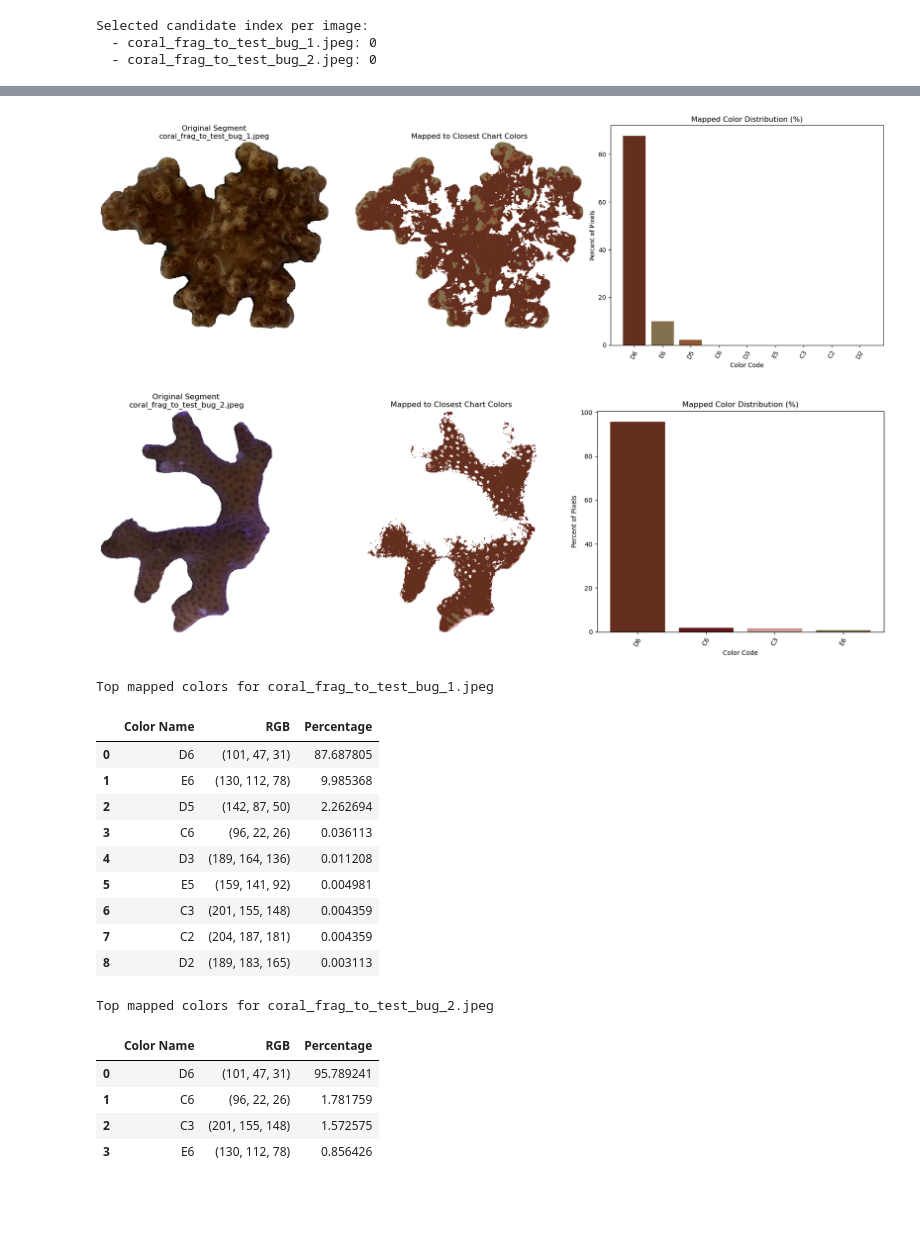
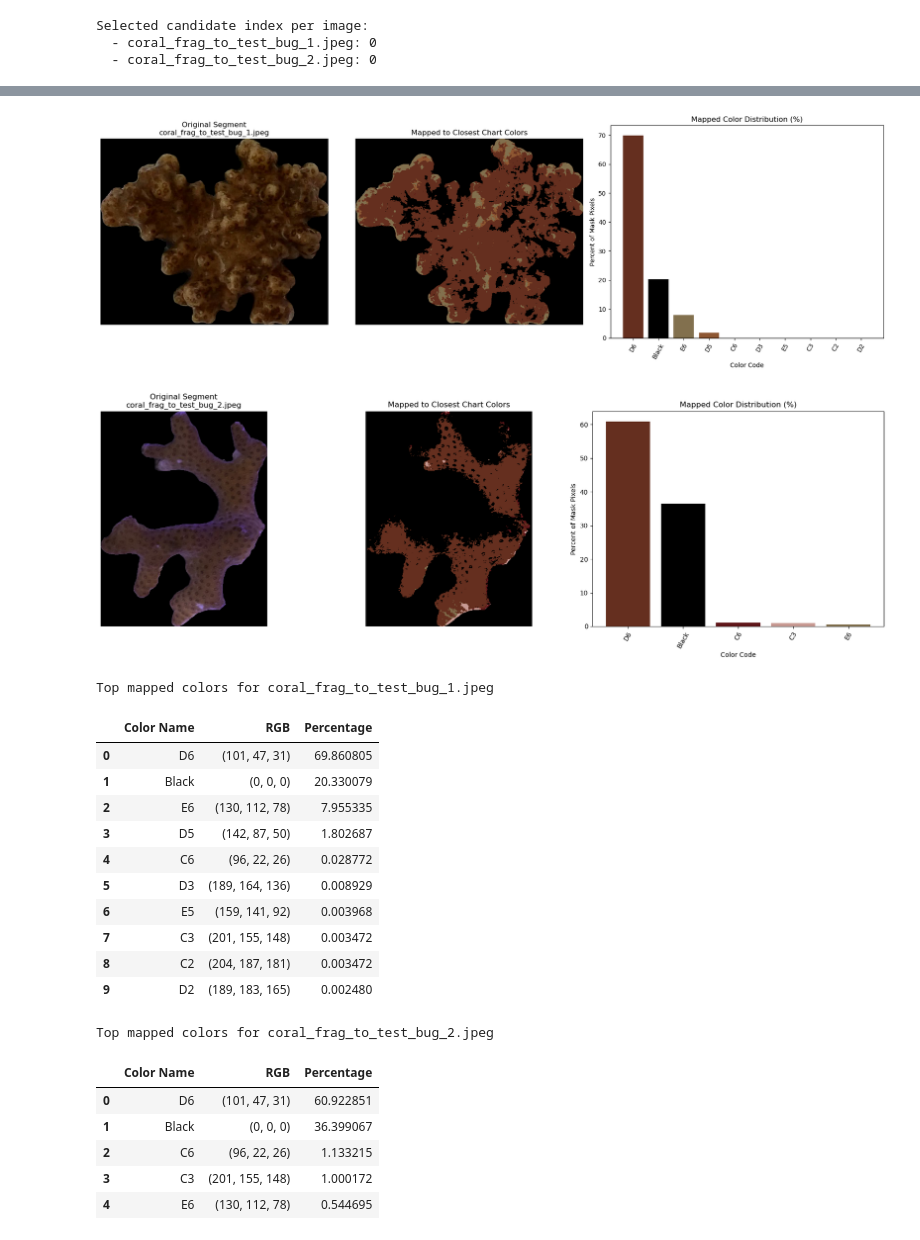
Before and after one commit to D-Barradas/Coral-CAT-Coral-Color-Assessment-Tool, a Jupyter notebook: notebooks/04_debug_color_mapping.ipynb, the cells around one changed output, grey strips where cells are left out. Saved outputs shown, nothing was run; the diff lists cells and outputs as text; code cells hidden in the pictures; blank space fills up the shorter version.

```diff
--- a/notebooks/04_debug_color_mapping.ipynb
+++ b/notebooks/04_debug_color_mapping.ipynb
@@ -222,10 +231,12 @@ mapped_images = {}
 
 for image_name, seg_img in selected_segmented_crops.items():
     print(f"\nAnalyzing: {os.path.basename(image_name)}")
+    fg_mask = selected_segmented_masks[image_name]
 
     color_keys_selected, color_selected_distance, lower_y_limit, higher_y_limit, hex_colors_map = lf.calculate_distances_to_colors(
         image=seg_img,
         custom_color_chart=custom_color_chart,
+        foreground_mask=fg_mask,
     )
 
     # Show distance plot from existing app helper
@@ -240,10 +251,14 @@ for image_name, seg_img in selected_segmented_crops.items():
     )
 
     # Create mapped image with closest chart colors and show distribution
-    lf.plot_compare_mapped_image(seg_img, custom_color_chart)
+    lf.plot_compare_mapped_image(seg_img, custom_color_chart, foreground_mask=fg_mask)
 
     # Also capture mapped array for debugging
-    mapped_img, _color_map, color_to_pixels = lf.map_color_to_pixels(seg_img, custom_color_chart)
+    mapped_img, _color_map, color_to_pixels = lf.map_color_to_pixels(
+        seg_img,
+        custom_color_chart,
+        foreground_mask=fg_mask,
+    )
     mapped_images[image_name] = mapped_img
 
     # Summarize closest color results
@@ -314,30 +329,36 @@ Analyzing: coral_frag_to_test_bug_2.jpeg
 # %%
 # Matplotlib equivalent of mapped-image + color distribution (no Streamlit required)
+# This version includes Black as a valid mapped class inside the foreground mask.
 
-def plot_compare_mapped_image_matplotlib(img_rgb, color_map_rgb, title):
-    # Use existing mapping logic from load_functions
-    mapped_img, full_color_map, _color_to_pixels = lf.map_color_to_pixels(img_rgb, color_map_rgb)
+def plot_compare_mapped_image_matplotlib(img_rgb, color_map_rgb, title, foreground_mask=None):
+    mapped_img, full_color_map, _color_to_pixels = lf.map_color_to_pixels(
+        img_rgb,
+        color_map_rgb,
+        foreground_mask=foreground_mask,
+    )
 
-    # Compute percentages directly from mapped image (exclude Black)
     reverse_map = {tuple(v): k for k, v in full_color_map.items()}
-    flat = mapped_img.reshape(-1, 3)
+
+    if foreground_mask is not None:
+        mask = np.asarray(foreground_mask).astype(bool)
+        flat = mapped_img[mask].reshape(-1, 3)
+    else:
+        flat = mapped_img.reshape(-1, 3)
 
     unique_colors, counts = np.unique(flat, axis=0, return_counts=True)
     color_rows = []
     for rgb, count in zip(unique_colors, counts):
         rgb_t = tuple(int(x) for x in rgb)
         color_name = reverse_map.get(rgb_t, "Unknown")
-        if color_name == "Black":
-            continue
         color_rows.append((color_name, rgb_t, int(count)))
 
     if not color_rows:
-        print(f"I don't know: no non-black mapped pixels were found for {title}.")
+        print(f"I don't know: no mapped pixels were found for {title}.")
         return mapped_img, pd.DataFrame(columns=["Color Name", "RGB", "Percentage"])
 
-    total_non_black = sum(row[2] for row in color_rows)
+    total_pixels = sum(row[2] for row in color_rows)
     color_rows = [
-        (name, rgb, (count / total_non_black) * 100.0)
+        (name, rgb, (count / total_pixels) * 100.0)
         for name, rgb, count in color_rows
     ]
     color_rows.sort(key=lambda x: x[2], reverse=True)
@@ -346,17 +367,13 @@ def plot_compare_mapped_image_matplotlib(img_rgb, color_map_rgb, title):
     color_rgbs = [r[1] for r in color_rows]
     percentages = [r[2] for r in color_rows]
 
-    # Convert black background to white for easier visual comparison
-    original_display = lf.convert_black_to_white(img_rgb.copy())
-    mapped_display = lf.convert_black_to_white(mapped_img.copy())
-
     fig, axes = plt.subplots(1, 3, figsize=(18, 6), gridspec_kw={"width_ratios": [1, 1, 1.2]})
 
-    axes[0].imshow(original_display)
+    axes[0].imshow(img_rgb)
     axes[0].set_title(f"Original Segment\n{title}")
     axes[0].axis("off")
 
-    axes[1].imshow(mapped_display)
+    axes[1].imshow(mapped_img)
     axes[1].set_title("Mapped to Closest Chart Colors")
     axes[1].axis("off")
 
@@ -364,57 +381,61 @@ def plot_compare_mapped_image_matplotlib(img_rgb, color_map_rgb, title):
     axes[2].bar(color_names, percentages, color=bar_colors)
     axes[2].set_title("Mapped Color Distribution (%)")
     axes[2].set_xlabel("Color Code")
-    axes[2].set_ylabel("Percent of Pixels")
+    axes[2].set_ylabel("Percent of Mask Pixels")
     axes[2].tick_params(axis="x", rotation=60)
 
     plt.tight_layout()
     plt.show()
 
     out_df = pd.DataFrame({
         "Color Name": color_names,
         "RGB": color_rgbs,
         "Percentage": percentages,
     })
     return mapped_img, out_df
 
 
 # Render for each selected segmented coral image
 mapped_images_matplotlib = {}
 mapped_stats_matplotlib = {}
 
 for image_name, seg_img in selected_segmented_crops.items():
     image_title = os.path.basename(image_name)
+    fg_mask = selected_segmented_masks[image_name]
     mapped_img, stats_df = plot_compare_mapped_image_matplotlib(
         seg_img,
         custom_color_chart,
         title=image_title,
+        foreground_mask=fg_mask,
     )
     mapped_images_matplotlib[image_name] = mapped_img
     mapped_stats_matplotlib[image_name] = stats_df
 
 # Show compact stats table preview
 for image_name, stats_df in mapped_stats_matplotlib.items():
     print(f"\nTop mapped colors for {os.path.basename(image_name)}")
     display(stats_df.head(10))
 # %% [output]
-[figure, old version]
+[figure, new version]
-[figure, old version]
+[figure, new version]
 Top mapped colors for coral_frag_to_test_bug_1.jpeg
 |  | Color Name | RGB | Percentage |
-| 0 | D6 | (101, 47, 31) | 87.687805 |
-| 1 | E6 | (130, 112, 78) | 9.985368 |
-| 2 | D5 | (142, 87, 50) | 2.262694 |
-| 3 | C6 | (96, 22, 26) | 0.036113 |
-| 4 | D3 | (189, 164, 136) | 0.011208 |
-| 5 | E5 | (159, 141, 92) | 0.004981 |
-| 6 | C3 | (201, 155, 148) | 0.004359 |
-| 7 | C2 | (204, 187, 181) | 0.004359 |
-| 8 | D2 | (189, 183, 165) | 0.003113 |
+| 0 | D6 | (101, 47, 31) | 69.860805 |
+| 1 | Black | (0, 0, 0) | 20.330079 |
+| 2 | E6 | (130, 112, 78) | 7.955335 |
+| 3 | D5 | (142, 87, 50) | 1.802687 |
+| 4 | C6 | (96, 22, 26) | 0.028772 |
+| 5 | D3 | (189, 164, 136) | 0.008929 |
+| 6 | E5 | (159, 141, 92) | 0.003968 |
+| 7 | C3 | (201, 155, 148) | 0.003472 |
+| 8 | C2 | (204, 187, 181) | 0.003472 |
+| 9 | D2 | (189, 183, 165) | 0.002480 |
 Top mapped colors for coral_frag_to_test_bug_2.jpeg
 |  | Color Name | RGB | Percentage |
-| 0 | D6 | (101, 47, 31) | 95.789241 |
-| 1 | C6 | (96, 22, 26) | 1.781759 |
-| 2 | C3 | (201, 155, 148) | 1.572575 |
-| 3 | E6 | (130, 112, 78) | 0.856426 |
+| 0 | D6 | (101, 47, 31) | 60.922851 |
+| 1 | Black | (0, 0, 0) | 36.399067 |
+| 2 | C6 | (96, 22, 26) | 1.133215 |
+| 3 | C3 | (201, 155, 148) | 1.000172 |
+| 4 | E6 | (130, 112, 78) | 0.544695 |
 # %%
 # Matplotlib version with black background for each panel
```
Also changed, not shown: parts of 3 cells of this notebook.
